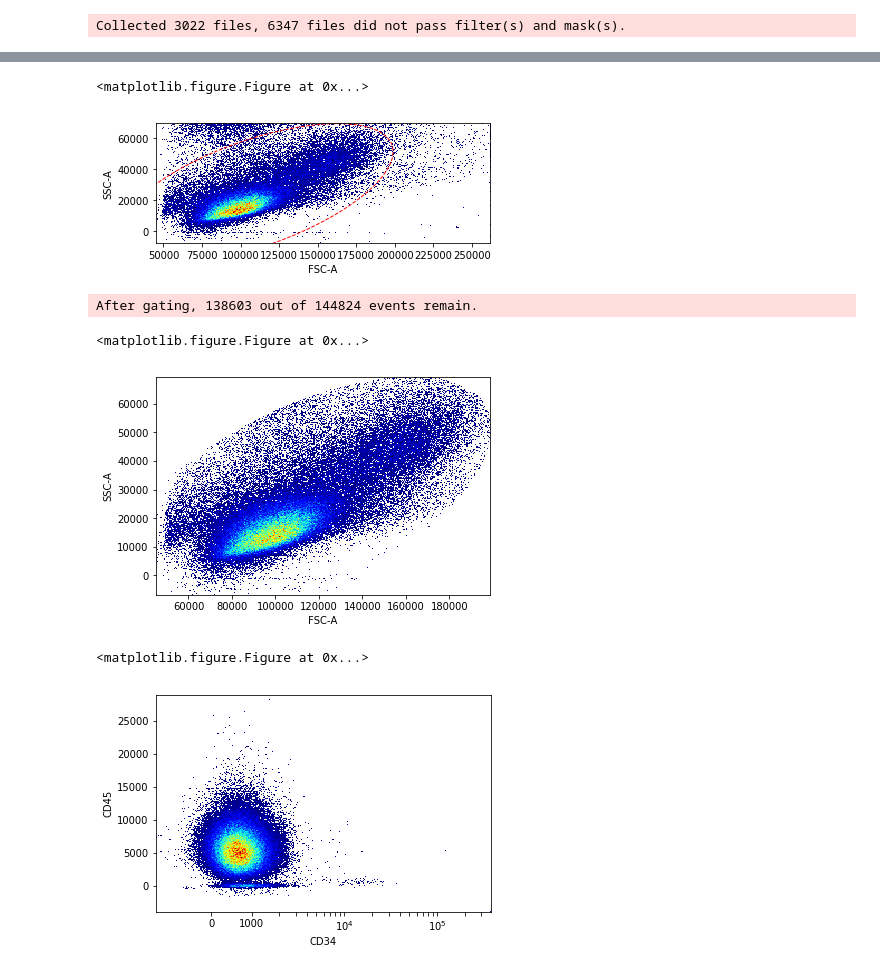
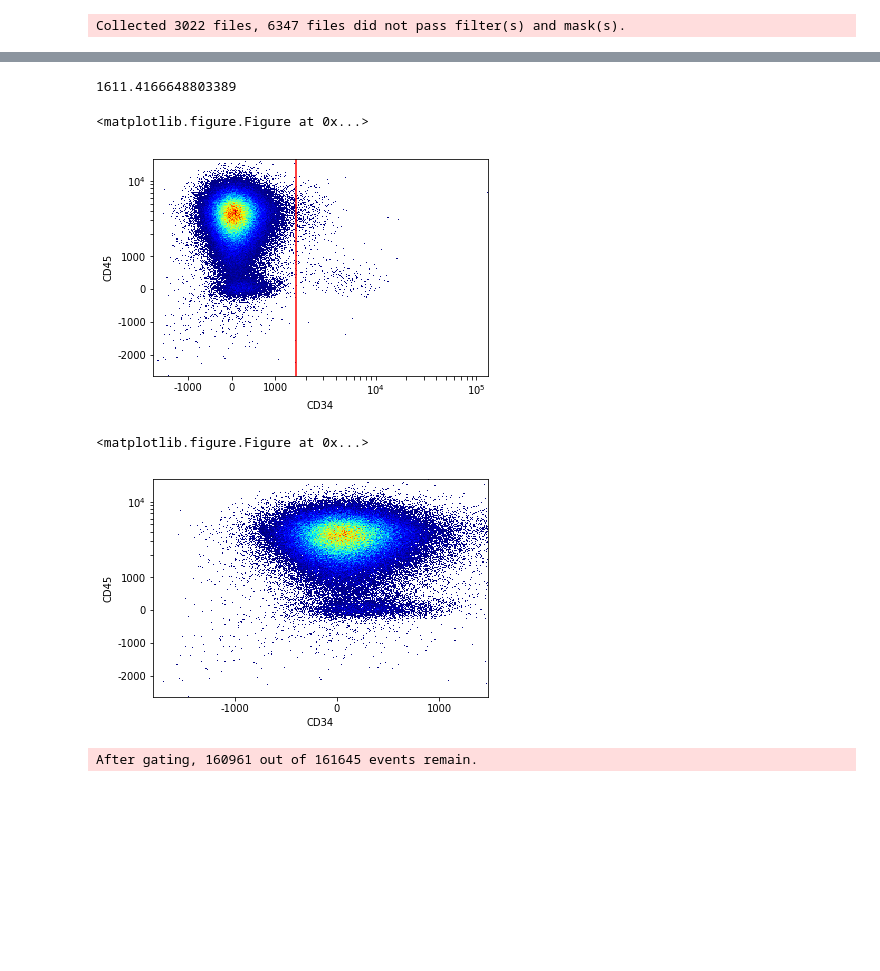
Before and after one commit to LudvigEk/aligater, a Jupyter notebook: pyAliGater_testing.ipynb, the cells around one changed output, grey strips where cells are left out. Saved outputs shown, nothing was run; the diff lists cells and outputs as text; code cells hidden in the pictures; blank space fills up the shorter version.

```diff
--- a/pyAliGater_testing.ipynb
+++ b/pyAliGater_testing.ipynb
@@ -56,13 +58,13 @@ gmm=ag.gmm2D(fcsDF, "FSC-A","SSC-A",vI=PBMCstep1,nOfComponents=1)
-# %%
-PBMC_gmm_gated=ag.gateGMM(fcsDF, "FSC-A","SSC-A", gmm=gmm,vI=PBMCstep1,sigma=6)
-# %% [output]
-<matplotlib.figure.Figure at 0x...>
-[figure, removed]
-After gating, 138603 out of 144824 events remain.
-<matplotlib.figure.Figure at 0x...>
-[figure, removed]
-# %%
-fig, ax = ag.plotHeatmap(fcsDF, "CD34","CD45",PBMC,xscale='logish',bins=300)
-# %% [output]
-<matplotlib.figure.Figure at 0x...>
-[figure, removed]
+# %%
+mean, sigma, maxVal=ag.axisStats(fcsDF, "CD34", PBMC)
+sigma*3
+# %% [output]
+1611.4166648803389
+# %%
+CD45step1 = ag.gateThreshold(fcsDF, "CD34", "CD45", orientation='horisontal', vI=PBMC,population="lower",thresh=(3*sigma), scale='logish')
+# %% [output]
+<matplotlib.figure.Figure at 0x...>
+[figure, added]
+<matplotlib.figure.Figure at 0x...>
+[figure, added]
+After gating, 160961 out of 161645 events remain.
```
Also changed, not shown: parts of 14 cells of this notebook, 4 other files.
